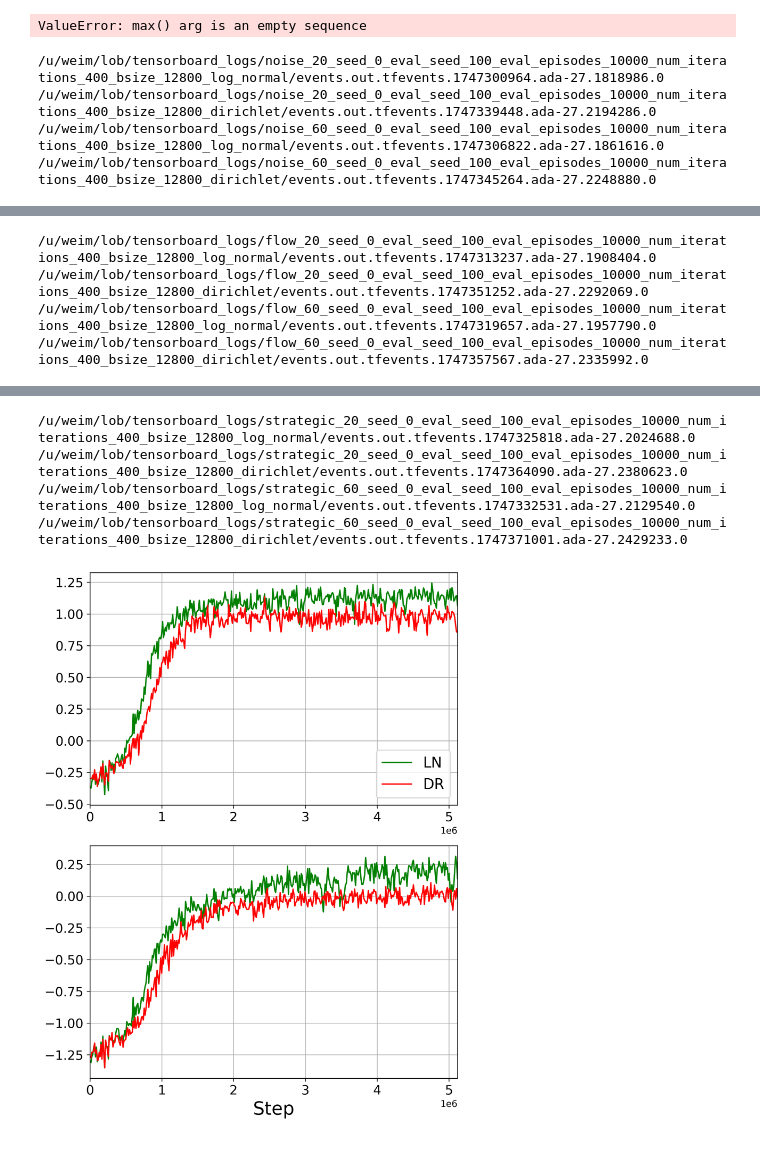
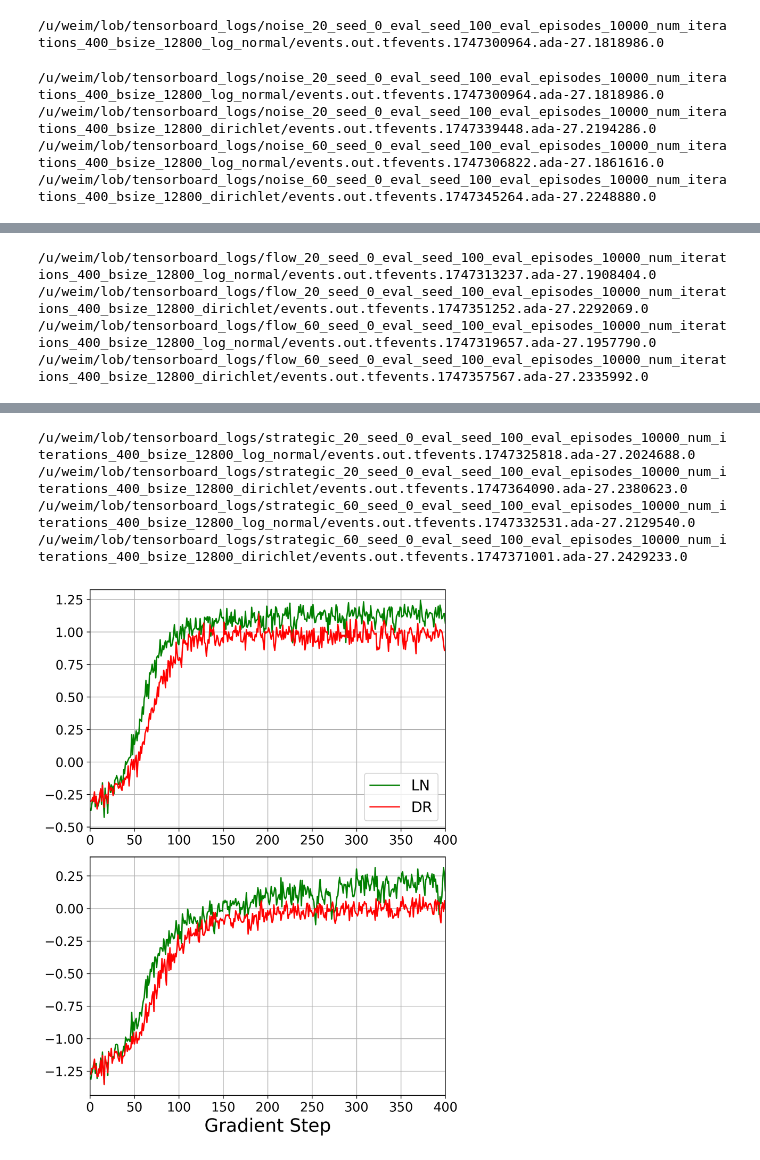
Before and after one commit to moritzweiss/lob, a Jupyter notebook: notebooks/reward_convergence.ipynb, the cells around one changed output, grey strips where cells are left out. Drawn from its saved outputs; the diff is of its cells as text; code cells hidden in the pictures.

```diff
--- a/notebooks/reward_convergence.ipynb
+++ b/notebooks/reward_convergence.ipynb
@@ -3,11 +3,11 @@ from tensorboard.backend.event_processing import event_accumulator
 # %%
 from pathlib import Path
 import sys
-# this loads the latest event file
-# event_dir = Path('runs')
-parent_dir = Path(__file__).parent
-# sys.path.append('..')
-name = f'tensorboard_logs/flow_20_seed_0_eval_seed_100_eval_episodes_10000_num_iterations_400_bsize_12800_dirichlet'
+parent_dir = Path('.').resolve().parent
+env = 'noise'
+agent = 'log_normal'
+lots = 20
+name = f'{parent_dir}/tensorboard_logs/{env}_{lots}_seed_0_eval_seed_100_eval_episodes_10000_num_iterations_400_bsize_12800_{agent}'
 event_dir = Path(name)
 event_file = max(event_dir.glob('**/events.out.tfevents.*'), key=lambda f: f.stat().st_mtime)
 print(event_file)
@@ -20,7 +20,7 @@ ea = event_accumulator.EventAccumulator(event_file,
                                              event_accumulator.HISTOGRAMS: 0,
                                          })
 # %% [output]
-ValueError: max() arg is an empty sequence
+/u/weim/lob/tensorboard_logs/noise_20_seed_0_eval_seed_100_eval_episodes_10000_num_iterations_400_bsize_12800_log_normal/events.out.tfevents.1747300964.ada-27.1818986.0
 # %%
 import pandas as pd
 import matplotlib.pyplot as plt
@@ -62,6 +62,8 @@ for env in ['noise', 'flow', 'strategic']:
                 color = 'green'
             if agent == 'dirichlet':
                 color = 'red'
+            # divide by number of gradient steps and number of environments
+            df['step']= df['step']/ (100 * 128)
             axs[idx].plot(df['step'].values, df['value'].values, label=translate_names[agent], color=color)
         if env == 'noise':
             axs[idx].set_ylabel('Return', fontsize=20)
@@ -77,7 +79,7 @@ for env in ['noise', 'flow', 'strategic']:
             # env_translate = {'noise': 'Nois', 'flow': 'Flow', 'Strategic': 'Strategic'}
             # axs[idx].set_title(f'Return per Step, ')
         if idx == 1:
-            axs[idx].set_xlabel('Step', fontsize=20)
+            axs[idx].set_xlabel('Gradient Step', fontsize=20)
         idx += 1
 
     fig.tight_layout()
@@ -98,5 +100,5 @@ for env in ['noise', 'flow', 'strategic']:
 /u/weim/lob/tensorboard_logs/strategic_20_seed_0_eval_seed_100_eval_episodes_10000_num_iterations_400_bsize_12800_log_normal/events.out.tfevents.1747325818.ada-27.2024688.0
 /u/weim/lob/tensorboard_logs/strategic_20_seed_0_eval_seed_100_eval_episodes_10000_num_iterations_400_bsize_12800_dirichlet/events.out.tfevents.1747364090.ada-27.2380623.0
 /u/weim/lob/tensorboard_logs/strategic_60_seed_0_eval_seed_100_eval_episodes_10000_num_iterations_400_bsize_12800_log_normal/events.out.tfevents.1747332531.ada-27.2129540.0
 /u/weim/lob/tensorboard_logs/strategic_60_seed_0_eval_seed_100_eval_episodes_10000_num_iterations_400_bsize_12800_dirichlet/events.out.tfevents.1747371001.ada-27.2429233.0
-[figure, old version]
+[figure, new version]
```
Also changed, not shown: parts of 1 cell of this notebook.
